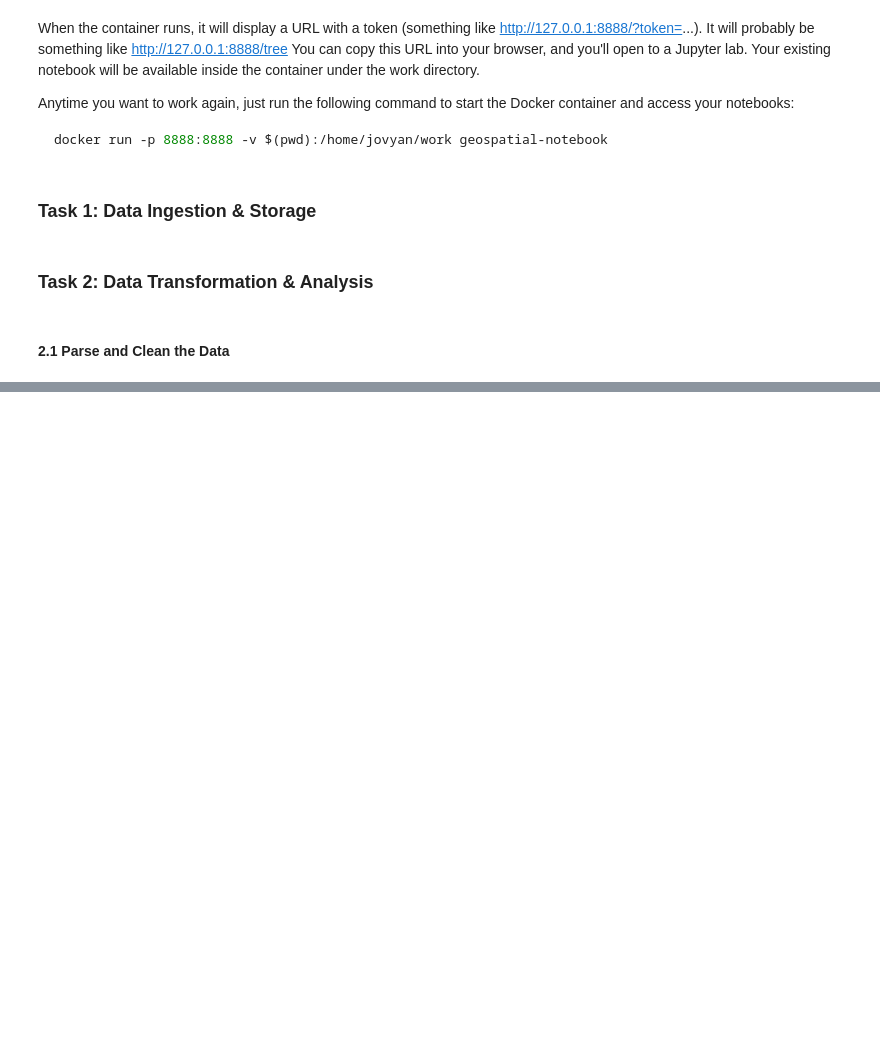
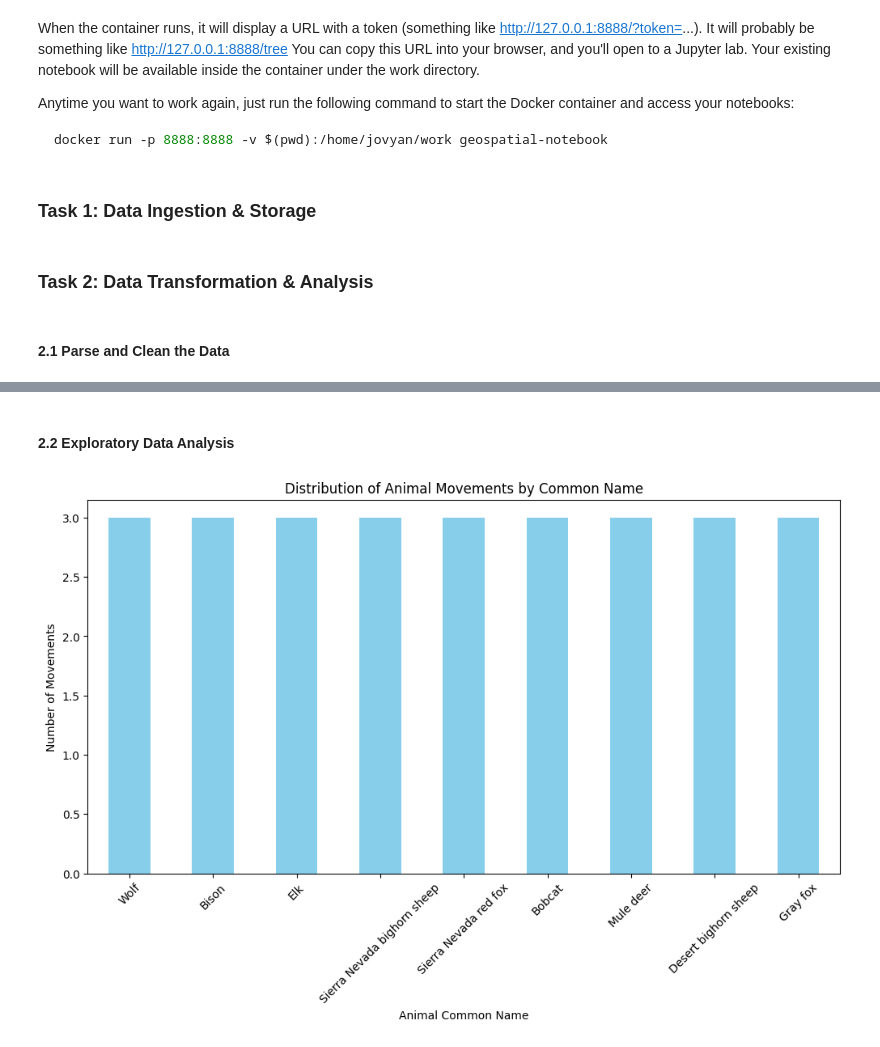
Before and after one commit to chichonnade/data-science-assessment, a Jupyter notebook: ML_Assessment_Notebook.ipynb, the cells around one changed output, grey strips where cells are left out. Saved outputs shown, nothing was run; the diff lists cells and outputs as text; code cells hidden in the pictures; blank space fills up the shorter version.

```diff
--- a/ML_Assessment_Notebook.ipynb
+++ b/ML_Assessment_Notebook.ipynb
@@ -186,10 +199,21 @@ ingest_satellites('data/satellites.json')
 #### animal_events ####
 animal_events = pd.read_sql('SELECT * FROM animal_events', engine) # Load data
 animal_events['timestamp'] = pd.to_datetime(animal_events['timestamp']) # Convert timestamp to datetime
-animal_events.drop_duplicates(subset=['event_id'], inplace=True) # Drop duplicates and handle missing values
 animal_events.dropna(subset=['latitude', 'longitude'], inplace=True)
 geometry = [shapely.geometry.Point(xy) for xy in zip(animal_events['longitude'], animal_events['latitude'])] # Convert to a GeoDataFrame
 animal_events_gdf = gpd.GeoDataFrame(animal_events, geometry=geometry, crs='EPSG:4326')
+
+# In order to work with the data, we need to ensure that the timestamps are in the correct format and time zone.
+# we will adjust the timestamp to local solar time and convert to UTC format
+def adjust_timestamp_to_local_and_utc(row):
+    longitude = row['longitude'] # Get the longitude
+    offset_minutes = longitude * 4 # Calculate the time offset in minutes (4 minutes per degree of longitude)
+    local_time = row['timestamp'] + pd.Timedelta(minutes=offset_minutes) # Adjust the timestamp to local solar time
+    utc_time = local_time.tz_localize('UTC') # Convert to UTC and set timezone to UTC
+    return utc_time
+
+animal_events_gdf['timestamp'] = animal_events_gdf.apply(adjust_timestamp_to_local_and_utc, axis=1)
+
 
 #### protected_areas ####
 protected_areas_gdf = gpd.read_postgis('SELECT * FROM protected_areas', engine, geom_col='geometry') # Load data
@@ -200,3 +224,9 @@ animals_df = pd.read_sql('SELECT * FROM animals', engine) # Load data
 animals_df.drop_duplicates(subset=['animal_id'], inplace=True) # Drop duplicates and handle missing values
 
 #### satellites ####
+satellite_df = pd.read_sql('SELECT * FROM satellites', engine)
+satellite_df['start_time'] = pd.to_datetime(satellite_df['start_time']) # Convert timestamps to datetime
+satellite_df['last_time'] = pd.to_datetime(satellite_df['last_time'])
+
+# display dataframes
+display('animal_events_gdf', animal_events_gdf.head(1),'protected_areas_gdf', protected_areas_gdf.head(1),'animals_df', animals_df.head(1),'satellite_df', satellite_df.head(1))
@@ -202,0 +246,18 @@ animals_df.drop_duplicates(subset=['animal_id'], inplace=True) # Drop duplicates
+# %% [markdown]
+#### 2.2 Exploratory Data Analysis
+# %%
+# Merge animal events with animal metadata
+merged_df = animal_events_gdf.merge(animals_df, on='animal_id')
+
+# Count the number of movements per animal common name
+common_name_counts = merged_df['common_name'].value_counts()
+
+# Plot the distribution of animal movements by common name
+common_name_counts.plot(kind='bar', figsize=(12, 6), color='skyblue')
+plt.title('Distribution of Animal Movements by Common Name')
+plt.xlabel('Animal Common Name')
+plt.ylabel('Number of Movements')
+plt.xticks(rotation=45)
+plt.show()
+# %% [output]
+[figure, added]
```
Also changed, not shown: parts of 13 cells of this notebook.
